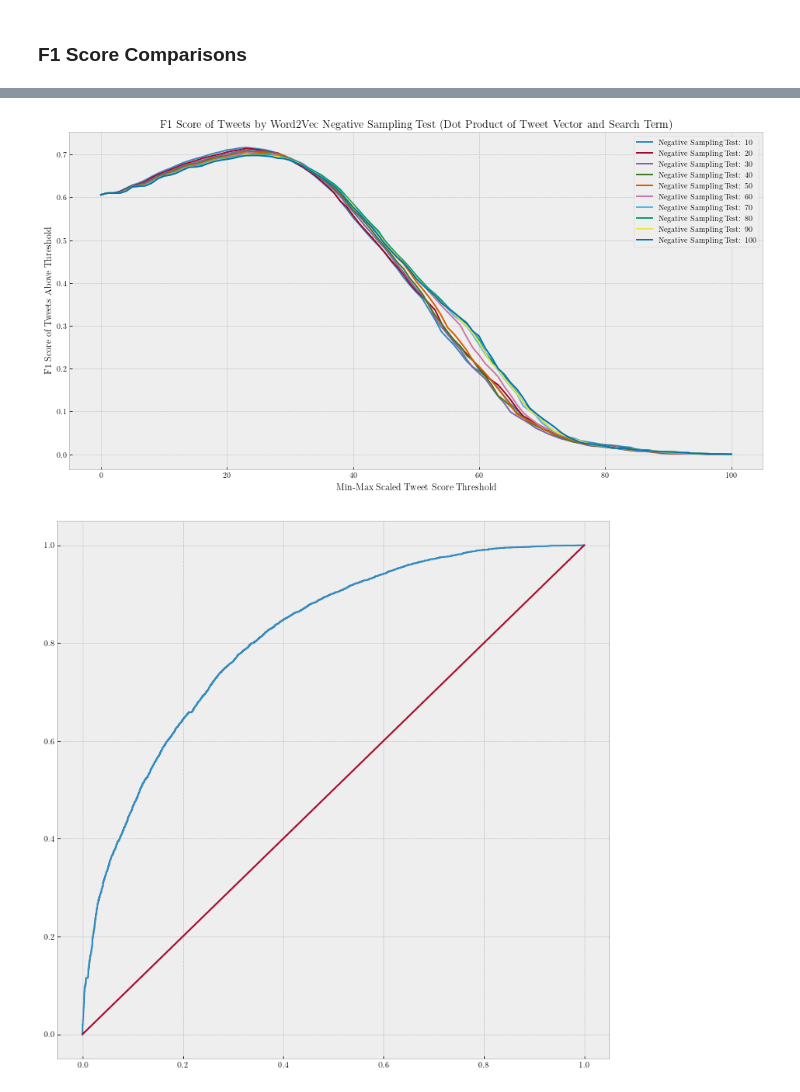
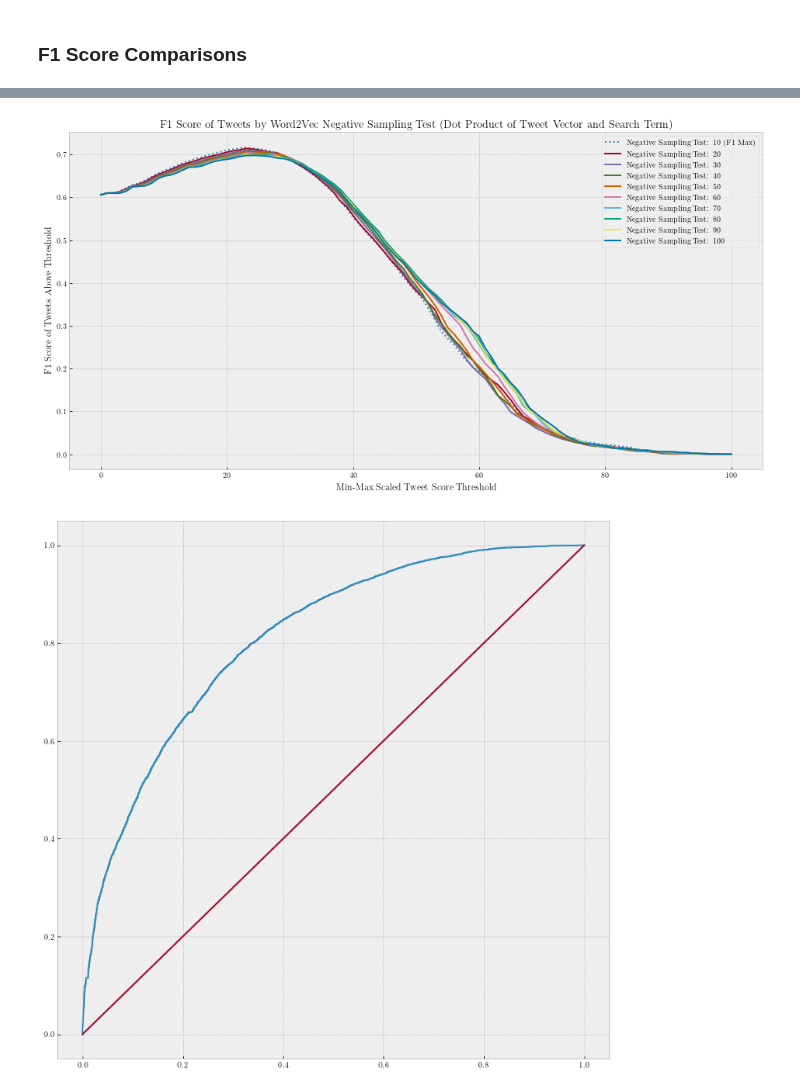
Before and after one commit to brownworth/TwitterDisaster, a Jupyter notebook: ThesisCode.ipynb, the cells around one changed output, grey strips where cells are left out. Cells and saved outputs as stored; diff of their text form; code cells hidden in the pictures.

```diff
--- a/ThesisCode.ipynb
+++ b/ThesisCode.ipynb
@@ -717,14 +719,17 @@ print(f1_window_score_df.max().max())
 # %%
 fig_ns_2 = plt.figure(figsize=(16,8),facecolor='w')
 for i in range(1,11):
-    plt.plot(f1_window_score_df.iloc[:,i],label=f"{comparison_type}: {10*i}")
+    if i == f1_window_score_df.max().idxmax():
+        plt.plot(f1_window_score_df.iloc[:,i],label=f"{comparison_type}: {10*i} (F1 Max)",linestyle=":")
+    else:
+        plt.plot(f1_window_score_df.iloc[:,i],label=f"{comparison_type}: {10*i}")
 plt.xlabel("Min-Max Scaled Tweet Score Threshold")
 plt.ylabel("F1 Score of Tweets Above Threshold")
 plt.title(f"F1 Score of Tweets by Word2Vec {comparison_type} ({func_type})")
 plt.legend();
 # fig_ns_2.savefig(f'./figures/{comparison_short}{func_short}F1Score.pdf',bbox_inches='tight')
 # %% [output]
-[figure, old version]
+[figure, new version]
 # %%
 fpr, tpr, thresholds = roc_curve(tweet_encoded['irma_rel'],tweet_encoded['MM_score_window_1'])
 # %%
```
Also changed, not shown: parts of 3 cells of this notebook.
